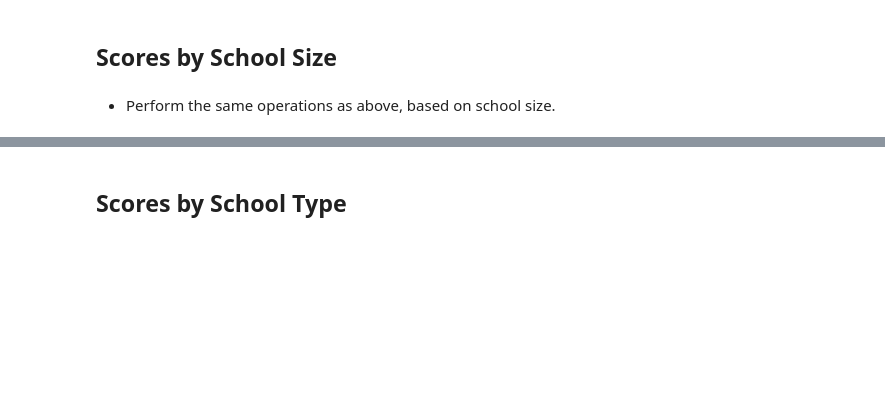
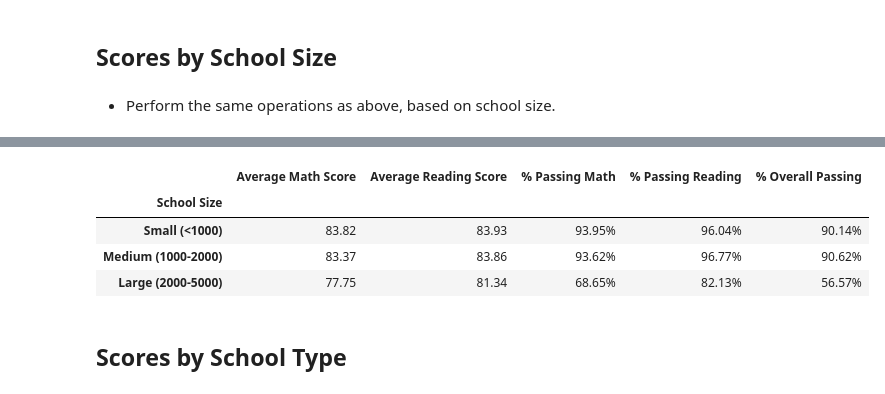
Before and after one commit to jakewmayfield/pandas-challenge, a Jupyter notebook: PyCitySchools/PyCitySchools_pandas-challenge.ipynb, the cells around one changed output, grey strips where cells are left out. Cells and saved outputs as stored; diff of their text form; code cells hidden in the pictures; blank space fills up the shorter version.

Commit message:
finished jupyter code on school summary

```diff
--- a/PyCitySchools/PyCitySchools_pandas-challenge.ipynb
+++ b/PyCitySchools/PyCitySchools_pandas-challenge.ipynb
@@ -350,3 +335,42 @@ scores_by_spending.style.format({"% Passing Math": "{:.2%}","% Passing Reading":
+# %%
+# make bins
+bins_2 = [0, 1000, 2000, 5000]
+bin_labels_2 = ["Small (<1000)", "Medium (1000-2000)", "Large (2000-5000)"]
+
+# cut the data to bins and populate new column
+school_summ["School Size"] = pd.cut(school_summ["Total Students"],bins_2, labels=bin_labels_2)
+# %%
+# fill new columns with total students for each category
+school_summ["Students Passed Math"] = school_summ["Total Students"] * school_summ["% Passing Math"]
+school_summ["Students Passed Reading"] = school_summ["Total Students"] * school_summ["% Passing Reading"]
+school_summ["Students Passed Overall"] = school_summ["Total Students"] * school_summ["% Overall Passing"]
+
+# group school summary data frame by school sizes set in bins
+size_df = school_summ.groupby(["School Size"])
+# %%
+# make empty data frame to hold new columns with calculations
+school_size_df = pd.DataFrame()
+
+# fill empty dataframe with columns
+school_size_df["Average Math Score"] = size_df.mean()["Average Math Score"]
+school_size_df["Average Reading Score"] = size_df.mean()["Average Reading Score"]
+school_size_df["% Passing Math"] = size_df.sum()["Students Passed Math"]/size_df.sum()["Total Students"]
+school_size_df["% Passing Reading"] = size_df.sum()["Students Passed Reading"]/size_df.sum()["Total Students"]
+school_size_df["% Overall Passing"] = size_df.sum()["Students Passed Overall"]/size_df.sum()["Total Students"]
+
+scores_by_school_size = school_size_df[["Average Math Score","Average Reading Score",
+                                                 "% Passing Math","% Passing Reading","% Overall Passing"]]
+
+# format and print dataframe
+scores_by_school_size.style.format({"% Passing Math": "{:.2%}","% Passing Reading": "{:.2%}",
+                                         "% Overall Passing": "{:.2%}","Average Math Score":"{:0.2f}",
+                                         "Average Reading Score":"{:0.2f}"})
+# %% [output]
+|  | Average Math Score | Average Reading Score | % Passing Math | % Passing Reading | % Overall Passing |
+| School Size |  |  |  |  |  |
+| Small (<1000) | 83.82 | 83.93 | 93.95% | 96.04% | 90.14% |
+| Medium (1000-2000) | 83.37 | 83.86 | 93.62% | 96.77% | 90.62% |
+| Large (2000-5000) | 77.75 | 81.34 | 68.65% | 82.13% | 56.57% |
 # %% [markdown]
 ## Scores by School Type
 # %% [markdown]
```
Also changed, not shown: parts of 10 cells of this notebook.
